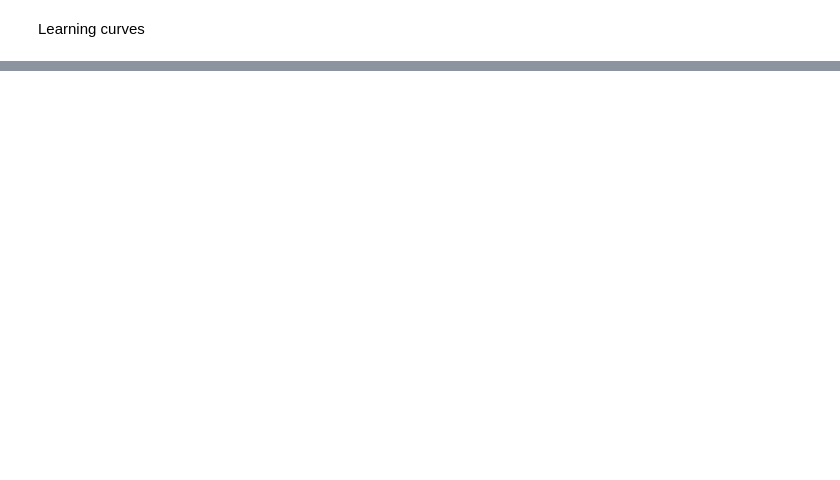
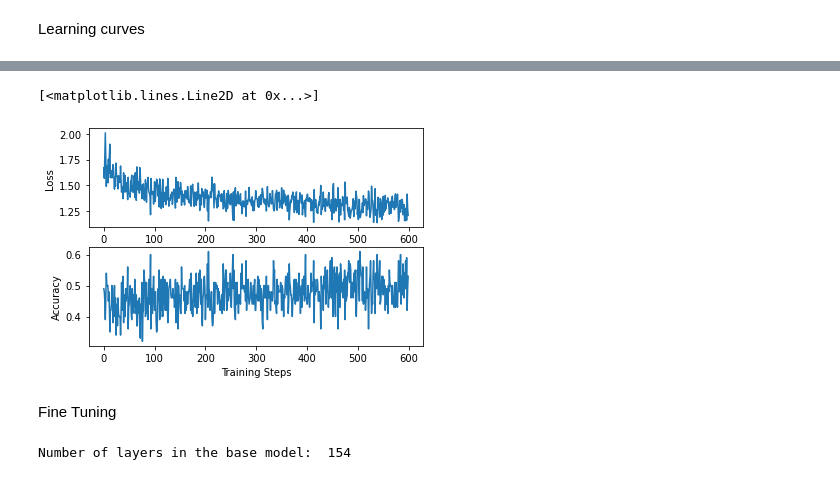
Before and after one commit to ryanhantruong/cbis-ddsm-classifier, a Jupyter notebook: Transfer_Learning_Classification.ipynb, the cells around one changed output, grey strips where cells are left out. Cells and saved outputs as stored; diff of their text form; code cells hidden in the pictures; blank space fills up the shorter version.

```diff
--- a/Transfer_Learning_Classification.ipynb
+++ b/Transfer_Learning_Classification.ipynb
@@ -125,0 +173,32 @@ plt.show()
+# %%
+plt.figure()
+plt.subplot(2, 1, 1)
+plt.ylabel("Loss")
+plt.xlabel("Training Steps")
+#plt.ylim([0,2])
+plt.plot(batch_stats_callback.batch_losses)
+
+plt.subplot(2, 1, 2)
+plt.ylabel("Accuracy")
+plt.xlabel("Training Steps")
+#plt.ylim([0,1])
+plt.plot(batch_stats_callback.batch_acc)
+# %% [output]
+[<matplotlib.lines.Line2D at 0x...>]
+[figure, added]
+# %% [markdown]
+Fine Tuning
+# %%
+base_model.trainable = True
+
+# Let's take a look to see how many layers are in the base model
+print("Number of layers in the base model: ", len(base_model.layers))
+
+# Fine-tune from this layer onwards
+fine_tune_at = 100
+
+# Freeze all the layers before the `fine_tune_at` layer
+for layer in base_model.layers[:fine_tune_at]:
+  layer.trainable =  False
+# %% [output]
+Number of layers in the base model:  154
```
Also changed, not shown: parts of 21 cells of this notebook.
